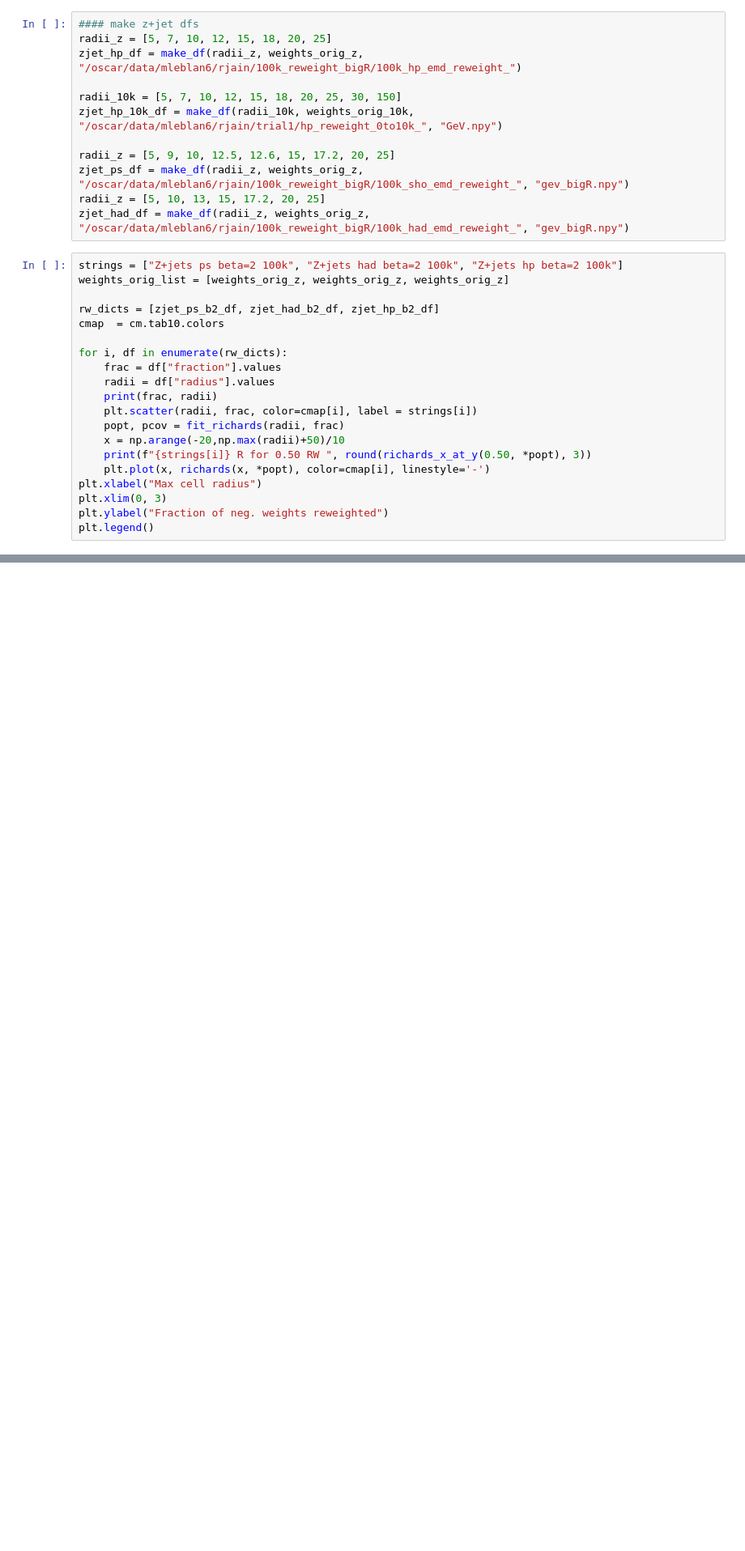
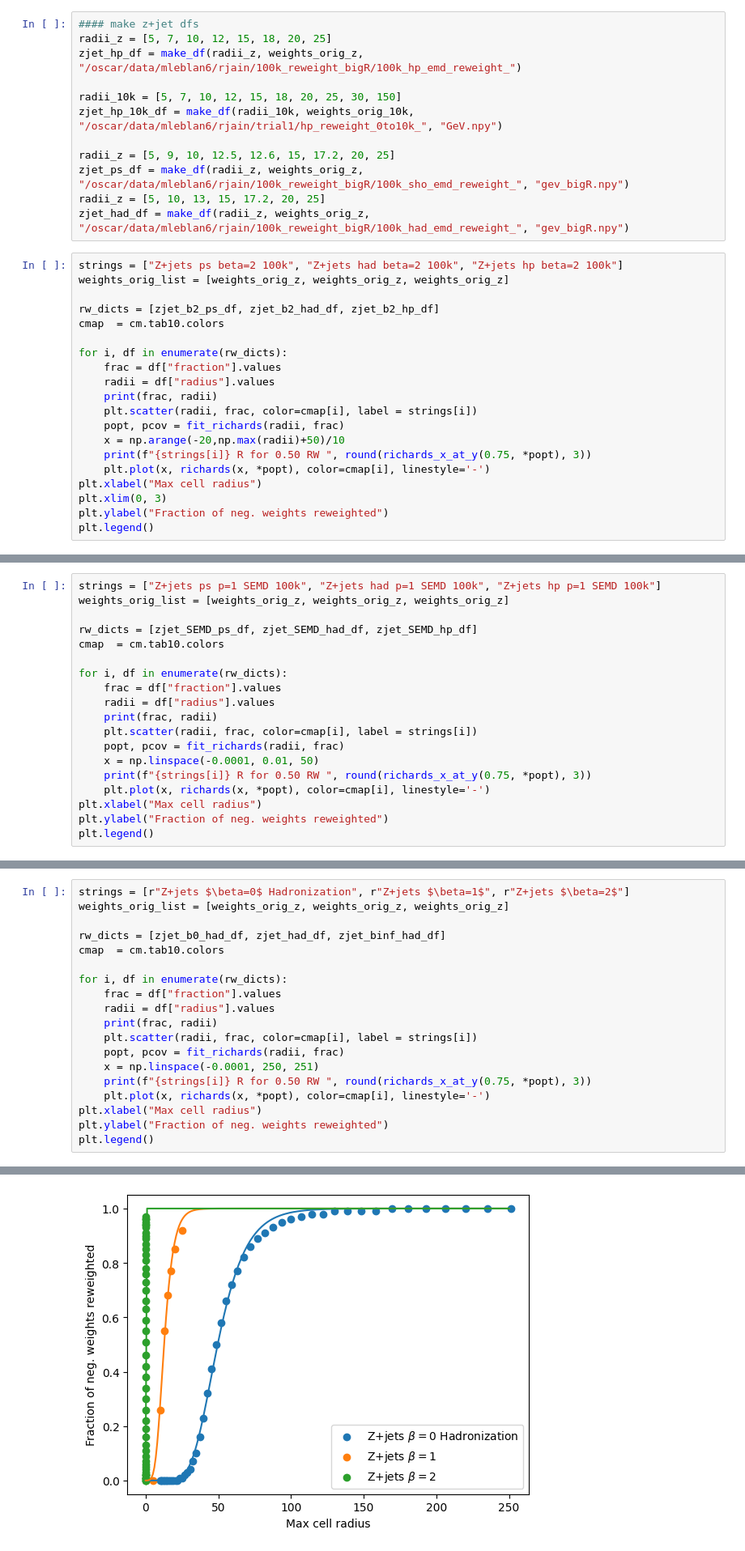
Before and after one commit to leblanc-lab/ot-cres, a Jupyter notebook: cell_reweighting_scripts/plot_ttbar_otherSamp.ipynb, the cells around one changed output, grey strips where cells are left out. Shown at 81% size. Cells and saved outputs as stored; diff of their text form; blank space fills up the shorter version.

Commit message:
Add more reweight paths to notebook

```diff
--- a/cell_reweighting_scripts/plot_ttbar_otherSamp.ipynb
+++ b/cell_reweighting_scripts/plot_ttbar_otherSamp.ipynb
@@ -180,7 +250,7 @@ zjet_had_df = make_df(radii_z, weights_orig_z, "/oscar/data/mleblan6/rjain/100k_
 strings = ["Z+jets ps beta=2 100k", "Z+jets had beta=2 100k", "Z+jets hp beta=2 100k"]
 weights_orig_list = [weights_orig_z, weights_orig_z, weights_orig_z]
 
-rw_dicts = [zjet_ps_b2_df, zjet_had_b2_df, zjet_hp_b2_df]
+rw_dicts = [zjet_b2_ps_df, zjet_b2_had_df, zjet_b2_hp_df]
 cmap  = cm.tab10.colors
 
 for i, df in enumerate(rw_dicts):
@@ -190,7 +260,7 @@ for i, df in enumerate(rw_dicts):
     plt.scatter(radii, frac, color=cmap[i], label = strings[i])
     popt, pcov = fit_richards(radii, frac)
     x = np.arange(-20,np.max(radii)+50)/10
-    print(f"{strings[i]} R for 0.50 RW ", round(richards_x_at_y(0.50, *popt), 3))
+    print(f"{strings[i]} R for 0.50 RW ", round(richards_x_at_y(0.75, *popt), 3))
     plt.plot(x, richards(x, *popt), color=cmap[i], linestyle='-')
 plt.xlabel("Max cell radius")
 plt.xlim(0, 3)
@@ -198,0 +278,19 @@ plt.legend()
+# %%
+strings = ["Z+jets ps p=1 SEMD 100k", "Z+jets had p=1 SEMD 100k", "Z+jets hp p=1 SEMD 100k"]
+weights_orig_list = [weights_orig_z, weights_orig_z, weights_orig_z]
+
+rw_dicts = [zjet_SEMD_ps_df, zjet_SEMD_had_df, zjet_SEMD_hp_df]
+cmap  = cm.tab10.colors
+
+for i, df in enumerate(rw_dicts):
+    frac = df["fraction"].values
+    radii = df["radius"].values
+    print(frac, radii)
+    plt.scatter(radii, frac, color=cmap[i], label = strings[i])
+    popt, pcov = fit_richards(radii, frac)
+    x = np.linspace(-0.0001, 0.01, 50)
+    print(f"{strings[i]} R for 0.50 RW ", round(richards_x_at_y(0.75, *popt), 3))
+    plt.plot(x, richards(x, *popt), color=cmap[i], linestyle='-')
+plt.xlabel("Max cell radius")
+plt.ylabel("Fraction of neg. weights reweighted")
+plt.legend()
@@ -198,0 +317,20 @@ plt.legend()
+# %%
+strings = [r"Z+jets $\beta=0$ Hadronization", r"Z+jets $\beta=1$", r"Z+jets $\beta=2$"]
+weights_orig_list = [weights_orig_z, weights_orig_z, weights_orig_z]
+
+rw_dicts = [zjet_b0_had_df, zjet_had_df, zjet_binf_had_df]
+cmap  = cm.tab10.colors
+
+for i, df in enumerate(rw_dicts):
+    frac = df["fraction"].values
+    radii = df["radius"].values
+    print(frac, radii)
+    plt.scatter(radii, frac, color=cmap[i], label = strings[i])
+    popt, pcov = fit_richards(radii, frac)
+    x = np.linspace(-0.0001, 250, 251)
+    print(f"{strings[i]} R for 0.50 RW ", round(richards_x_at_y(0.75, *popt), 3))
+    plt.plot(x, richards(x, *popt), color=cmap[i], linestyle='-')
+plt.xlabel("Max cell radius")
+plt.ylabel("Fraction of neg. weights reweighted")
+plt.legend()
+# %% [output]
@@ -199,3 +355,4 @@ plt.legend()
+[figure, added]
 # %%
 fracs = []
 strings = ["TTbar hp 100k", "TTBar ps 100k", "TTBar had 100k","Z+jets hp 100k",  'Z+jets hp 10k', "TTbar had 10k"]
```
Also changed, not shown: parts of 19 cells of this notebook, 1 other file.
